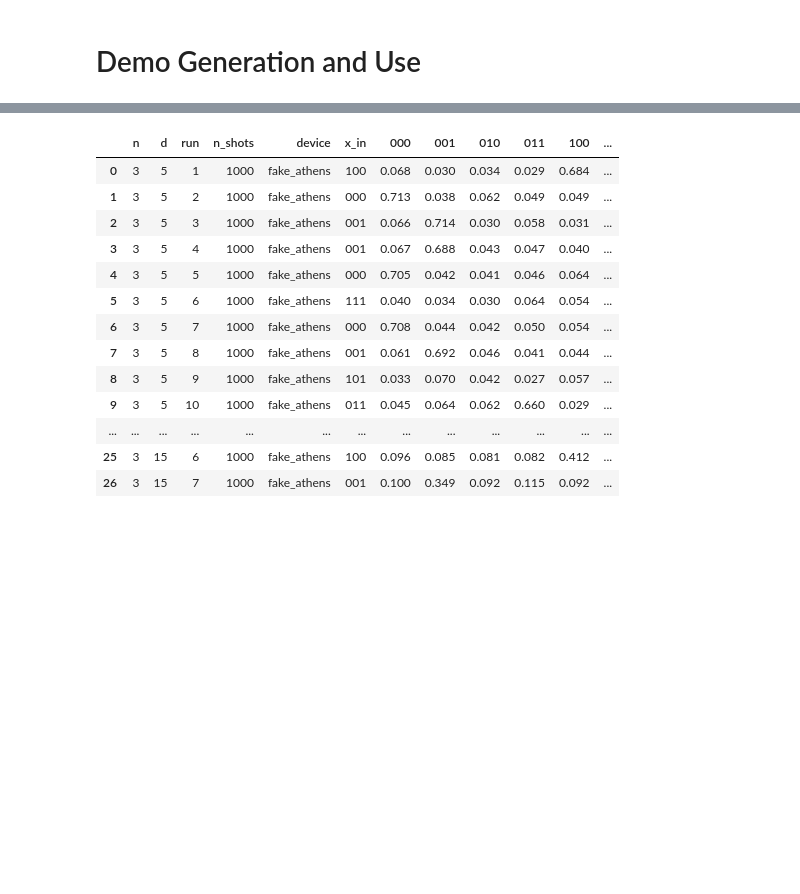
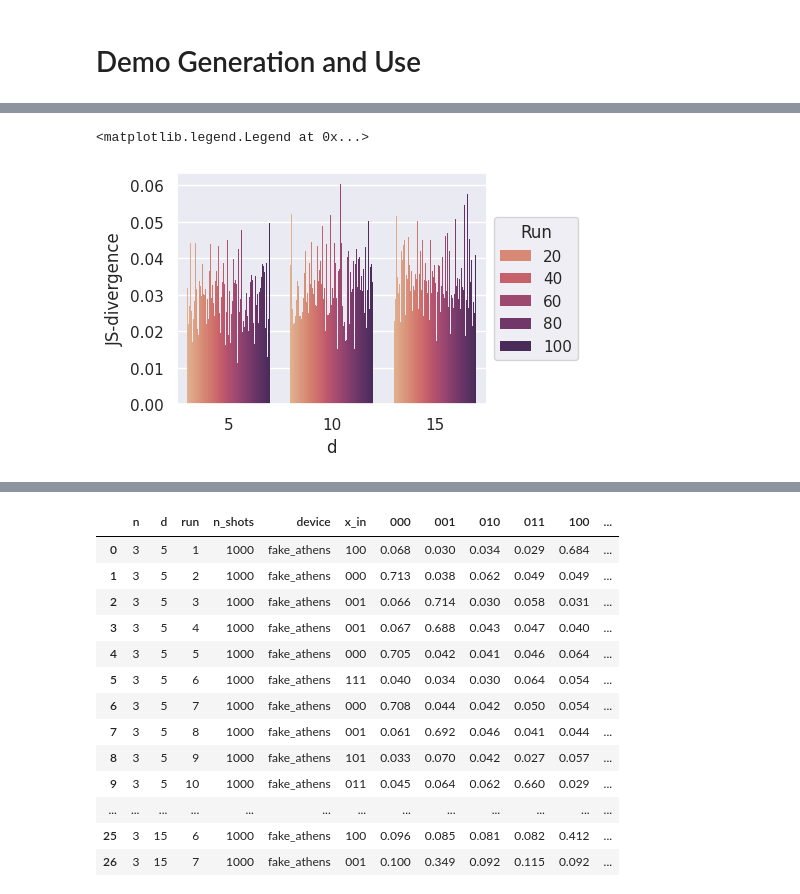
Before and after one commit to BenPrie/quantum-noise-ml, a Jupyter notebook: data-generation.ipynb, the cells around one changed output, grey strips where cells are left out. Cells and saved outputs as stored; diff of their text form; code cells hidden in the pictures; blank space fills up the shorter version.

Commit message:
Demo for depth-varied data generation

```diff
--- a/data-generation.ipynb
+++ b/data-generation.ipynb
@@ -675,0 +678,21 @@ identity_circuit_routine(3, [4, 5, 6], fake_athens, n_runs=5, n_shots=100)
+# %%
+# Have some data be generated for the fake backend.
+fake_athens = FakeAthensV2()
+data = depth_varied_routine(3, [5, 10, 15], fake_athens, n_runs=100, n_shots=1000)
+# %%
+from scipy.spatial.distance import jensenshannon
+
+# Compute the JS-divergence between the obtained output distribution and the expected distribution (which, for now, we can approximate as a uniform distribution).
+def compute_js_div(x : pd.Series):
+  # Number of qubits (determining the number of output states).
+  n = x['n']
+
+  # Distributions.
+  y_pred = x[[format(i, f'0{n}b') for i in range(2 ** n)]].to_numpy()
+  y_true = np.array([1/(2 ** n)] * (2 ** n))
+
+  # Compute and return the JS-divergence.
+  return jensenshannon(list(y_pred), list(y_true))
+
+data['JS-divergence'] = data.apply(compute_js_div, axis=1)
+data
@@ -675,0 +713,8 @@ identity_circuit_routine(3, [4, 5, 6], fake_athens, n_runs=5, n_shots=100)
+# %%
+# Plot.
+fig, ax = plt.subplots(1, 1, figsize=(4, 3))
+sns.barplot(data=data, x='d', y='JS-divergence', hue='run', palette='flare', linewidth=0, ax=ax)
+ax.legend(loc='center left', bbox_to_anchor=(1, 0.5), title='Run')
+# %% [output]
+<matplotlib.legend.Legend at 0x...>
+[figure, added]
```
Also changed, not shown: parts of 13 cells of this notebook.
